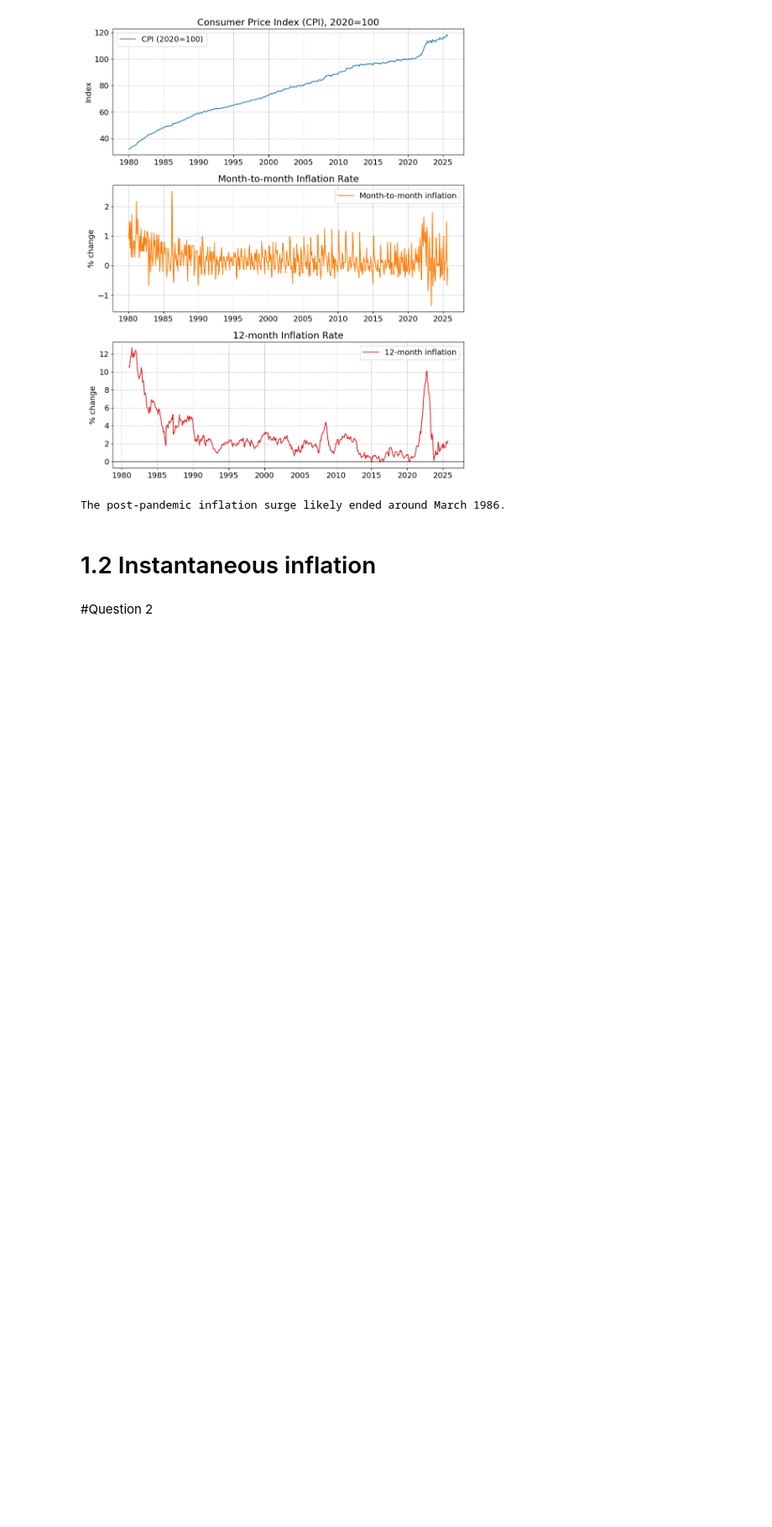
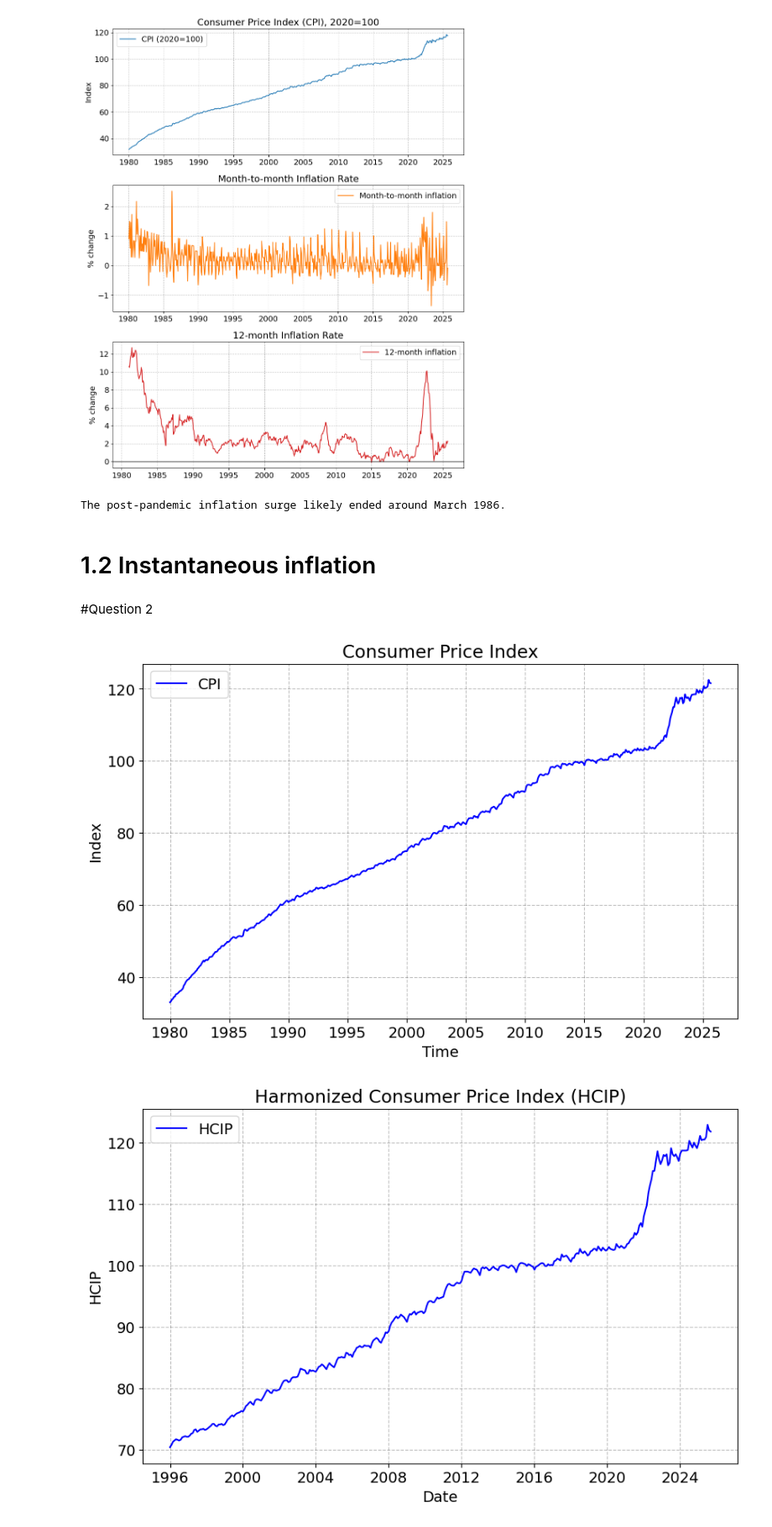
Before and after one commit to MohammadAlSaigh/projects-2025-team67, a Jupyter notebook: 01_dataproject/dataproject.ipynb, the cells around one changed output. Shown at 84% size. Cells and saved outputs as stored; diff of their text form; code cells hidden in the pictures; blank space fills up the shorter version.

```diff
--- a/01_dataproject/dataproject.ipynb
+++ b/01_dataproject/dataproject.ipynb
@@ -175,0 +164,41 @@ cpi = fred.get_series('CP0000DKM086NEST')
+# %%
+from fredapi import Fred
+import matplotlib.pyplot as plt
+
+# Read and clean the API key
+with open('/Users/mohammadwash/Desktop/fredapi.txt', 'r') as f:
+    fred_api_key = f.read().strip()
+# Initialize Fred and DstApi
+fred = Fred(api_key=fred_api_key)
+# Fetch data using Fred
+cpi = fred.get_series('CP0000DKM086NEST')
+
+# Plot CPI data from DSTAPI
+fig, ax = plt.subplots(figsize=(10, 6))  # Create a single subplot
+ax.plot(df_cpi['TID'], df_cpi['CPI'], label='CPI', color='blue')  # Plot CPI data
+ax.set_title('Consumer Price Index')  # Set the title
+ax.set_ylabel('Index')  # Set the y-axis label
+ax.set_xlabel('Time')  # Set the x-axis label
+ax.legend()  # Add a legend
+ax.grid(True)  # Add grid lines
+
+# Show the plot
+plt.show()
+
+
+# Plot CPI data
+plt.figure(figsize=(10, 6))
+plt.plot(cpi.index, cpi.values, label='HCIP', color='blue')
+
+# Add labels, title, and legend
+plt.xlabel('Date')
+plt.ylabel('HCIP')
+plt.title('Harmonized Consumer Price Index (HCIP)')
+plt.legend()
+plt.grid(True)
+
+# Show the plot
+plt.show()
+# %% [output]
+[figure, added]
+[figure, added]
```
Also changed, not shown: parts of 3 cells of this notebook, 4 other files.
